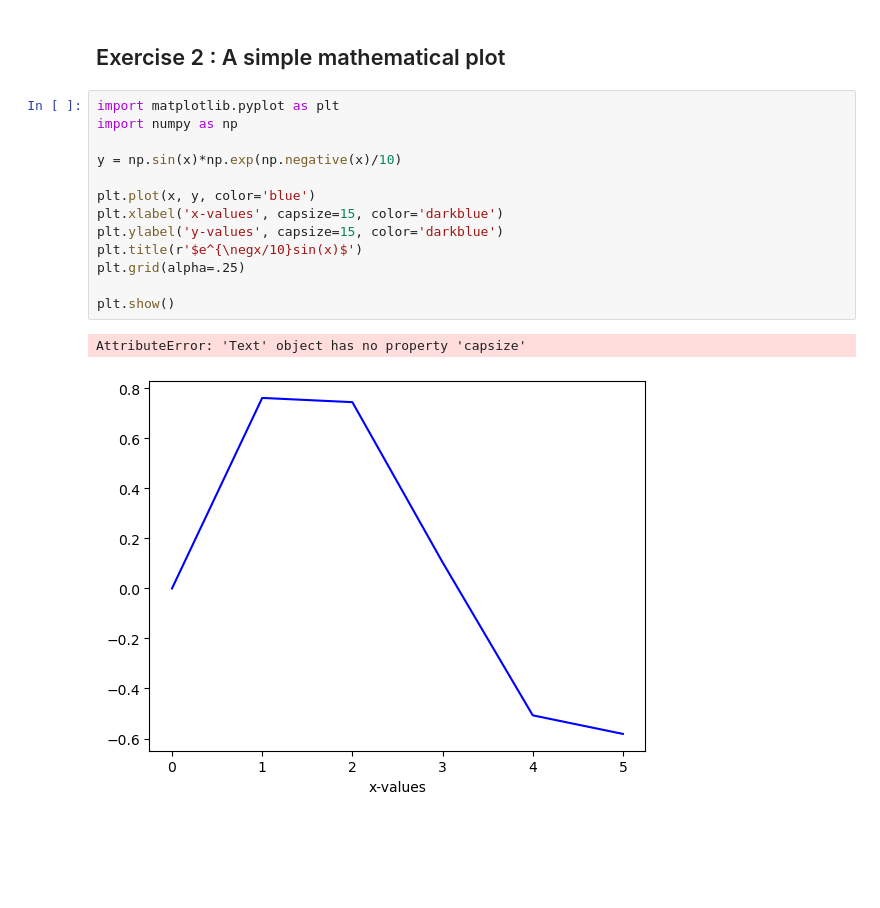
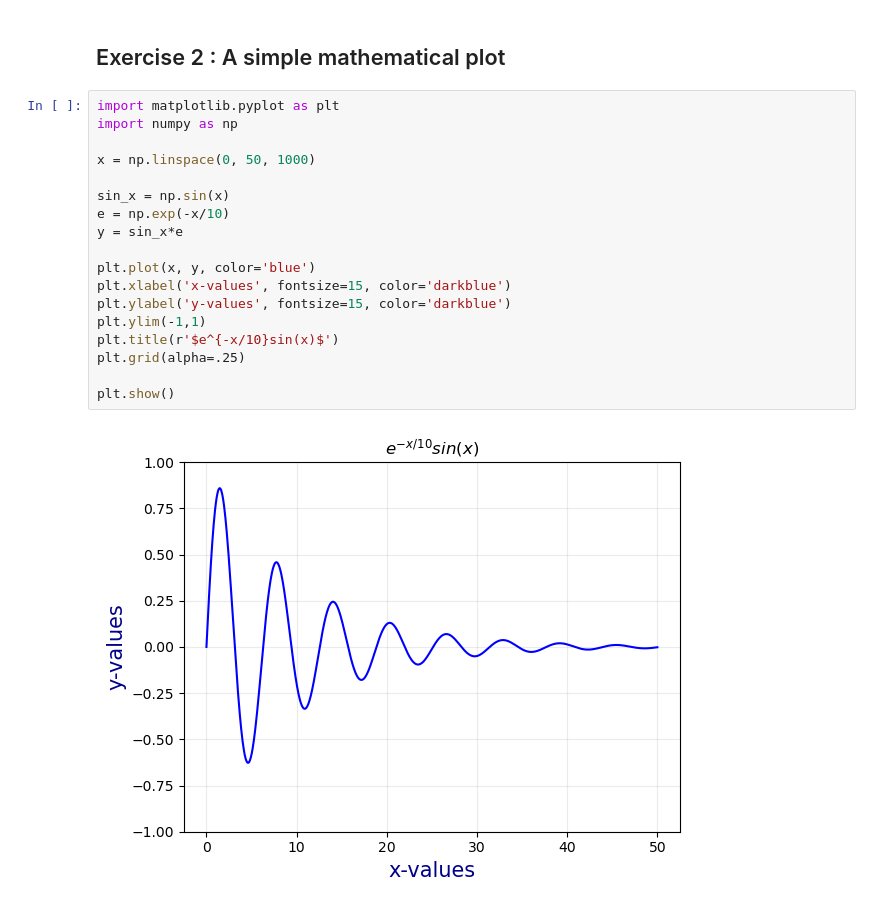
Before and after one commit to SPS-SP2273/learning-portfolio-BM14Pancake, a Jupyter notebook: plotting/plotting_(need).ipynb, the cells around one changed output. Drawn from its saved outputs; the diff is of its cells as text; blank space fills up the shorter version.

Commit message:
Reviewed Just Exercises (I), finished plotting (need)

```diff
--- a/plotting/plotting_(need).ipynb
+++ b/plotting/plotting_(need).ipynb
@@ -84,16 +84,20 @@ plt.show(block=False)
 # %%
 import matplotlib.pyplot as plt
 import numpy as np
 
-y = np.sin(x)*np.exp(np.negative(x)/10)
+x = np.linspace(0, 50, 1000)
+
+sin_x = np.sin(x)
+e = np.exp(-x/10)
+y = sin_x*e
 
 plt.plot(x, y, color='blue')
-plt.xlabel('x-values', capsize=15, color='darkblue')
-plt.ylabel('y-values', capsize=15, color='darkblue')
-plt.title(r'$e^{\negx/10}sin(x)$')
+plt.xlabel('x-values', fontsize=15, color='darkblue')
+plt.ylabel('y-values', fontsize=15, color='darkblue')
+plt.ylim(-1,1)
+plt.title(r'$e^{-x/10}sin(x)$')
 plt.grid(alpha=.25)
 
 plt.show()
 # %% [output]
-AttributeError: 'Text' object has no property 'capsize'
-[figure, old version]
+[figure, new version]
```
Also changed, not shown: 1 other file.
